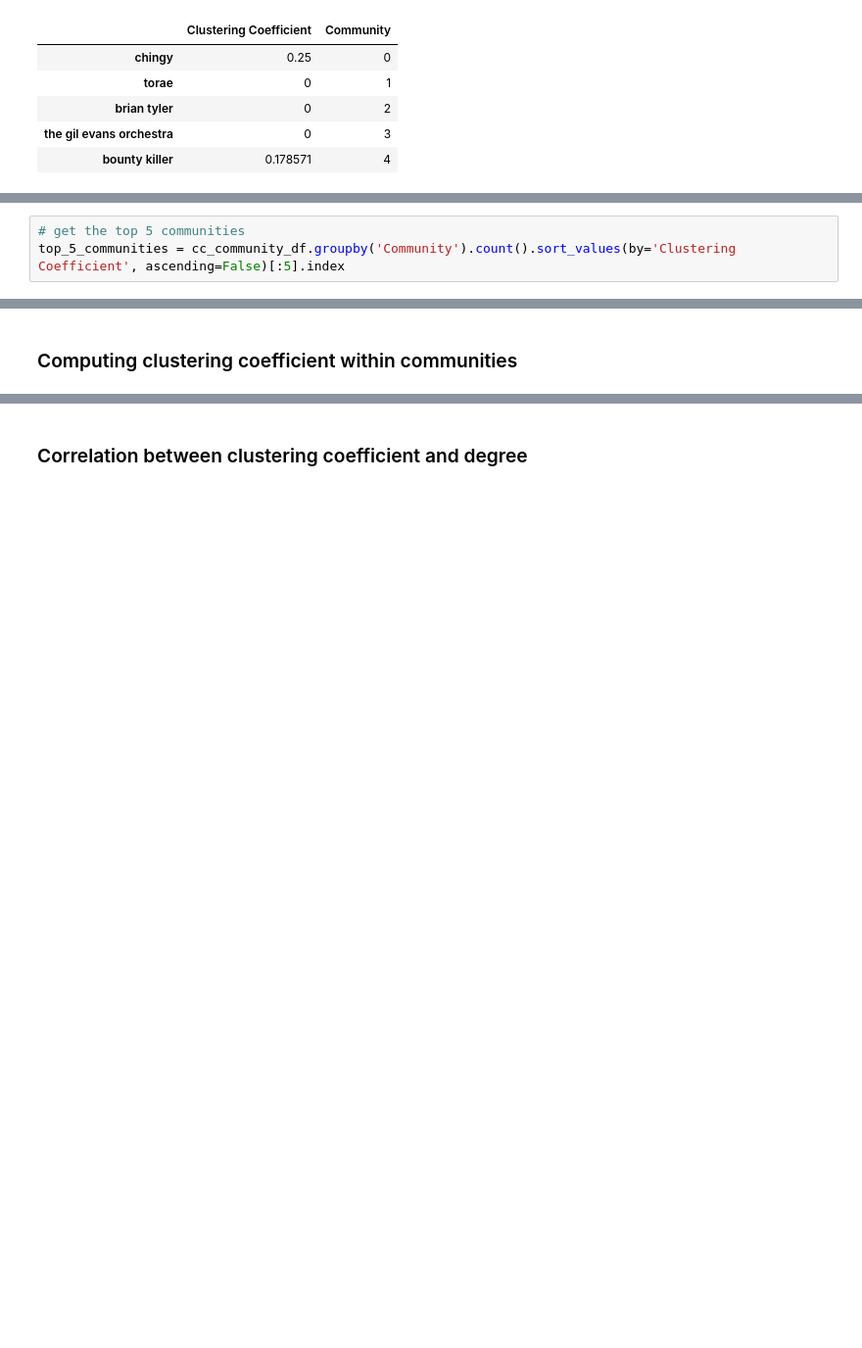
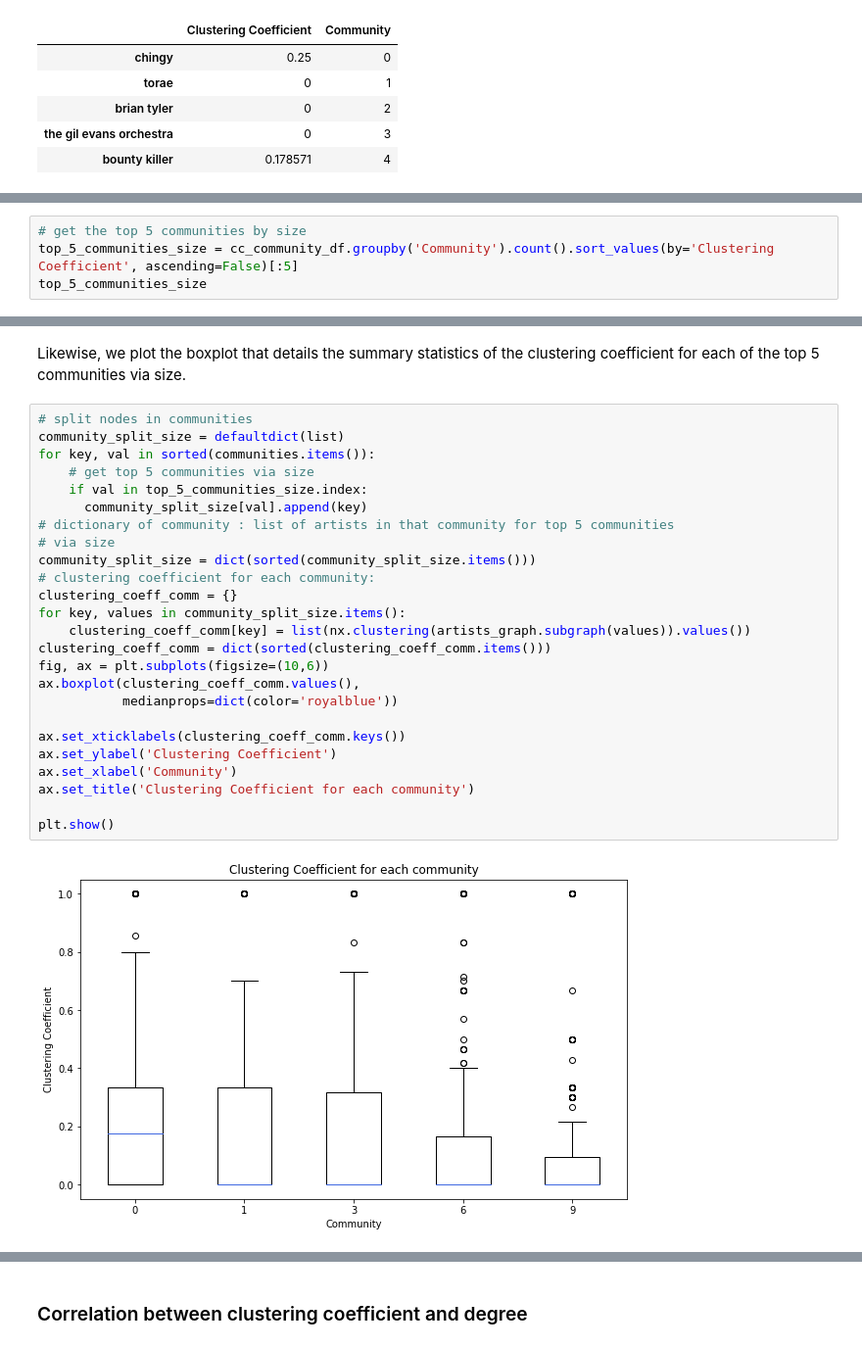
Before and after one commit to bakos97/Final-project-Social-Graphs, a Jupyter notebook: notebooks/Spotify_Network_(from_Collaboration).ipynb, the cells around one changed output, grey strips where cells are left out. Shown at 98% size. Drawn from its saved outputs; the diff is of its cells as text; blank space fills up the shorter version.

```diff
--- a/notebooks/Spotify_Network_(from_Collaboration).ipynb
+++ b/notebooks/Spotify_Network_(from_Collaboration).ipynb
@@ -774,3 +823,4 @@ Now, we look at the distribution of clustering coefficients of the top 5 communi
 # %%
-# get the top 5 communities
-top_5_communities = cc_community_df.groupby('Community').count().sort_values(by='Clustering Coefficient', ascending=False)[:5].index
+# get the top 5 communities by size
+top_5_communities_size = cc_community_df.groupby('Community').count().sort_values(by='Clustering Coefficient', ascending=False)[:5]
+top_5_communities_size
@@ -777,2 +835,29 @@ top_5_communities = cc_community_df.groupby('Community').count().sort_values(by=
-# %% [markdown]
-### Computing clustering coefficient within communities
+# %% [markdown]
+Likewise, we plot the boxplot that details the summary statistics of the clustering coefficient for each of the top 5 communities via size.
+# %%
+# split nodes in communities
+community_split_size = defaultdict(list)
+for key, val in sorted(communities.items()):
+    # get top 5 communities via size
+    if val in top_5_communities_size.index:
+      community_split_size[val].append(key)
+# dictionary of community : list of artists in that community for top 5 communities
+# via size
+community_split_size = dict(sorted(community_split_size.items()))
+# clustering coefficient for each community:
+clustering_coeff_comm = {}
+for key, values in community_split_size.items():
+    clustering_coeff_comm[key] = list(nx.clustering(artists_graph.subgraph(values)).values())
+clustering_coeff_comm = dict(sorted(clustering_coeff_comm.items()))
+fig, ax = plt.subplots(figsize=(10,6))
+ax.boxplot(clustering_coeff_comm.values(),
+           medianprops=dict(color='royalblue'))
+
+ax.set_xticklabels(clustering_coeff_comm.keys())
+ax.set_ylabel('Clustering Coefficient')
+ax.set_xlabel('Community')
+ax.set_title('Clustering Coefficient for each community')
+
+plt.show()
+# %% [output]
+[figure, added]
```
Also changed, not shown: parts of 24 cells of this notebook.
